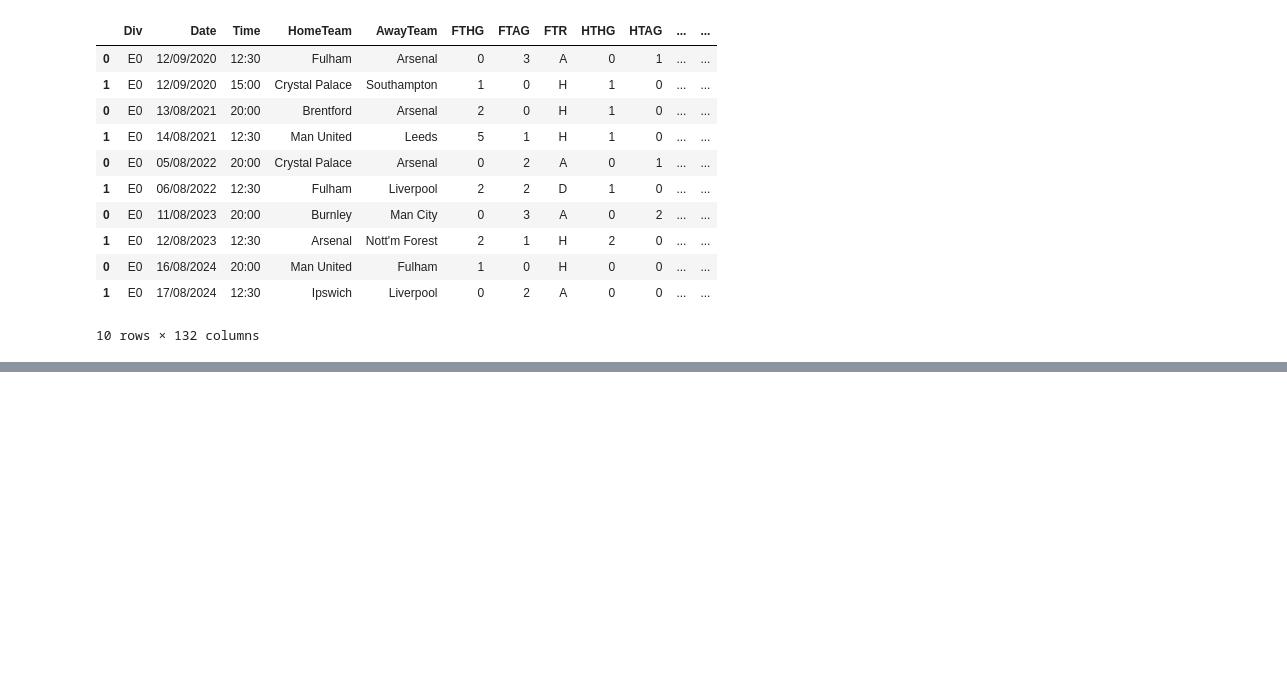
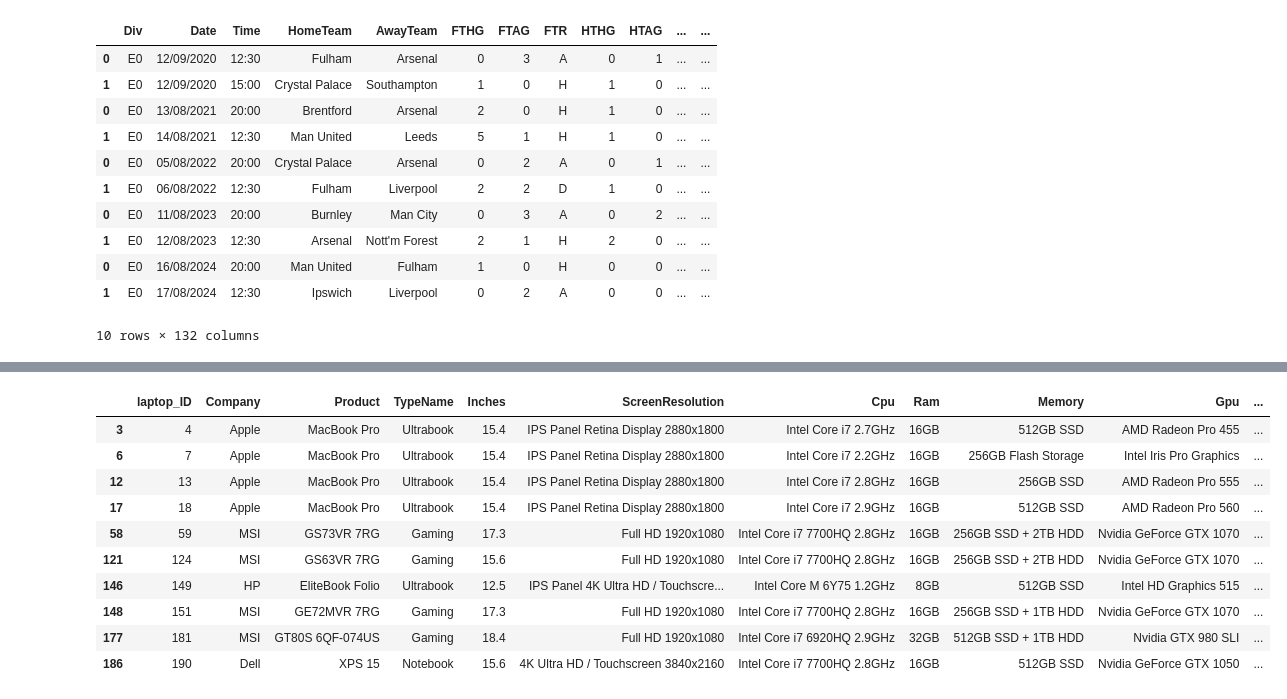
Before and after one commit to cgcb-01/Python-and-data-science-notes, a Jupyter notebook: pandasNotes.ipynb, the cells around one changed output, grey strips where cells are left out. Saved outputs shown, nothing was run; the diff lists cells and outputs as text; code cells hidden in the pictures; blank space fills up the shorter version.

```diff
--- a/pandasNotes.ipynb
+++ b/pandasNotes.ipynb
@@ -902,0 +970,15 @@ df
+# %%
+# Finding laptops with price over 2000 euros
+df[df['Price_euros']>2000].head(10)
+# %% [output]
+|  | laptop_ID | Company | Product | TypeName | Inches | ScreenResolution | Cpu | Ram | Memory | Gpu | ... |
+| 3 | 4 | Apple | MacBook Pro | Ultrabook | 15.4 | IPS Panel Retina Display 2880x1800 | Intel Core i7 2.7GHz | 16GB | 512GB SSD | AMD Radeon Pro 455 | ... |
+| 6 | 7 | Apple | MacBook Pro | Ultrabook | 15.4 | IPS Panel Retina Display 2880x1800 | Intel Core i7 2.2GHz | 16GB | 256GB Flash Storage | Intel Iris Pro Graphics | ... |
+| 12 | 13 | Apple | MacBook Pro | Ultrabook | 15.4 | IPS Panel Retina Display 2880x1800 | Intel Core i7 2.8GHz | 16GB | 256GB SSD | AMD Radeon Pro 555 | ... |
+| 17 | 18 | Apple | MacBook Pro | Ultrabook | 15.4 | IPS Panel Retina Display 2880x1800 | Intel Core i7 2.9GHz | 16GB | 512GB SSD | AMD Radeon Pro 560 | ... |
+| 58 | 59 | MSI | GS73VR 7RG | Gaming | 17.3 | Full HD 1920x1080 | Intel Core i7 7700HQ 2.8GHz | 16GB | 256GB SSD + 2TB HDD | Nvidia GeForce GTX 1070 | ... |
+| 121 | 124 | MSI | GS63VR 7RG | Gaming | 15.6 | Full HD 1920x1080 | Intel Core i7 7700HQ 2.8GHz | 16GB | 256GB SSD + 2TB HDD | Nvidia GeForce GTX 1070 | ... |
+| 146 | 149 | HP | EliteBook Folio | Ultrabook | 12.5 | IPS Panel 4K Ultra HD / Touchscre... | Intel Core M 6Y75 1.2GHz | 8GB | 512GB SSD | Intel HD Graphics 515 | ... |
+| 148 | 151 | MSI | GE72MVR 7RG | Gaming | 17.3 | Full HD 1920x1080 | Intel Core i7 7700HQ 2.8GHz | 16GB | 256GB SSD + 1TB HDD | Nvidia GeForce GTX 1070 | ... |
+| 177 | 181 | MSI | GT80S 6QF-074US | Gaming | 18.4 | Full HD 1920x1080 | Intel Core i7 6920HQ 2.9GHz | 32GB | 512GB SSD + 1TB HDD | Nvidia GTX 980 SLI | ... |
+| 186 | 190 | Dell | XPS 15 | Notebook | 15.6 | 4K Ultra HD / Touchscreen 3840x2160 | Intel Core i7 7700HQ 2.8GHz | 16GB | 512GB SSD | Nvidia GeForce GTX 1050 | ... |
```
Also changed, not shown: parts of 22 cells of this notebook.
